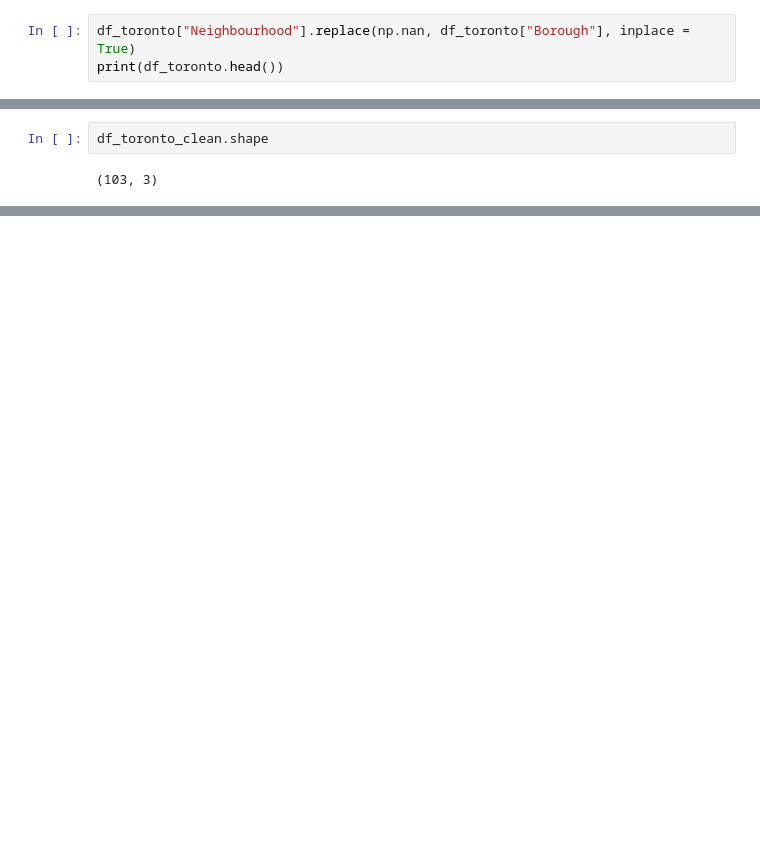
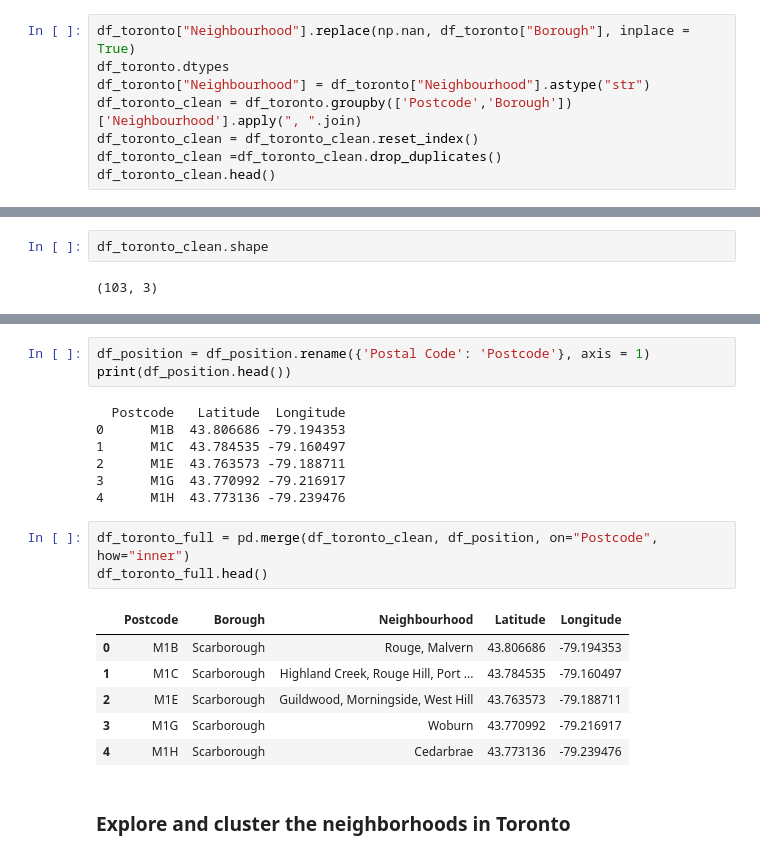
Before and after one commit to gomelody/Coursera_Capstone, a Jupyter notebook: torontoNeiborhood.ipynb, the cells around one changed output, grey strips where cells are left out. Cells and saved outputs as stored; diff of their text form; blank space fills up the shorter version.

```diff
--- a/torontoNeiborhood.ipynb
+++ b/torontoNeiborhood.ipynb
@@ -60,4 +36,9 @@ df_toronto.head()
 # %%
 df_toronto["Neighbourhood"].replace(np.nan, df_toronto["Borough"], inplace = True)
-print(df_toronto.head())
+df_toronto.dtypes
+df_toronto["Neighbourhood"] = df_toronto["Neighbourhood"].astype("str")
+df_toronto_clean = df_toronto.groupby(['Postcode','Borough'])['Neighbourhood'].apply(", ".join)
+df_toronto_clean = df_toronto_clean.reset_index()
+df_toronto_clean =df_toronto_clean.drop_duplicates()
+df_toronto_clean.head()
 # %% [output]
@@ -90,0 +68,22 @@ df_toronto_clean.shape
+# %%
+df_position = df_position.rename({'Postal Code': 'Postcode'}, axis = 1)
+print(df_position.head())
+# %% [output]
+  Postcode   Latitude  Longitude
+0      M1B  43.806686 -79.194353
+1      M1C  43.784535 -79.160497
+2      M1E  43.763573 -79.188711
+3      M1G  43.770992 -79.216917
+4      M1H  43.773136 -79.239476
+# %%
+df_toronto_full = pd.merge(df_toronto_clean, df_position, on="Postcode", how="inner")
+df_toronto_full.head()
+# %% [output]
+|  | Postcode | Borough | Neighbourhood | Latitude | Longitude |
+| 0 | M1B | Scarborough | Rouge, Malvern | 43.806686 | -79.194353 |
+| 1 | M1C | Scarborough | Highland Creek, Rouge Hill, Port ... | 43.784535 | -79.160497 |
+| 2 | M1E | Scarborough | Guildwood, Morningside, West Hill | 43.763573 | -79.188711 |
+| 3 | M1G | Scarborough | Woburn | 43.770992 | -79.216917 |
+| 4 | M1H | Scarborough | Cedarbrae | 43.773136 | -79.239476 |
+# %% [markdown]
+### Explore and cluster the neighborhoods in Toronto ###
```
Also changed, not shown: parts of 37 cells of this notebook.
